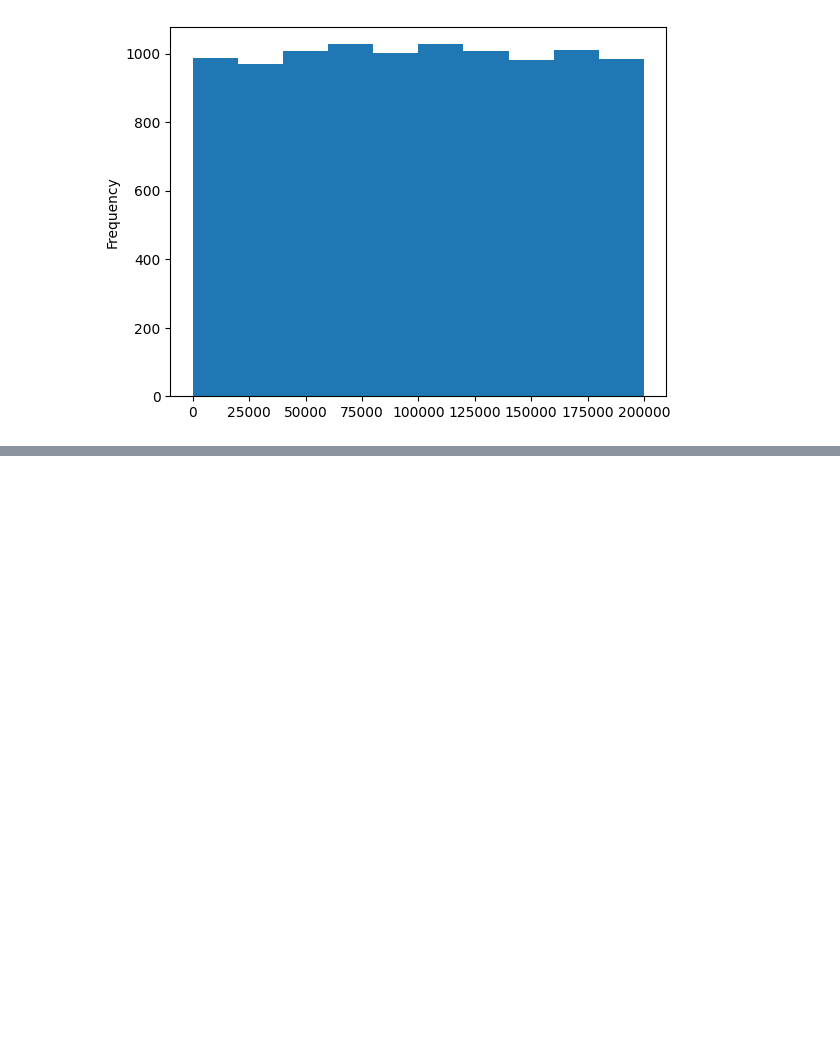
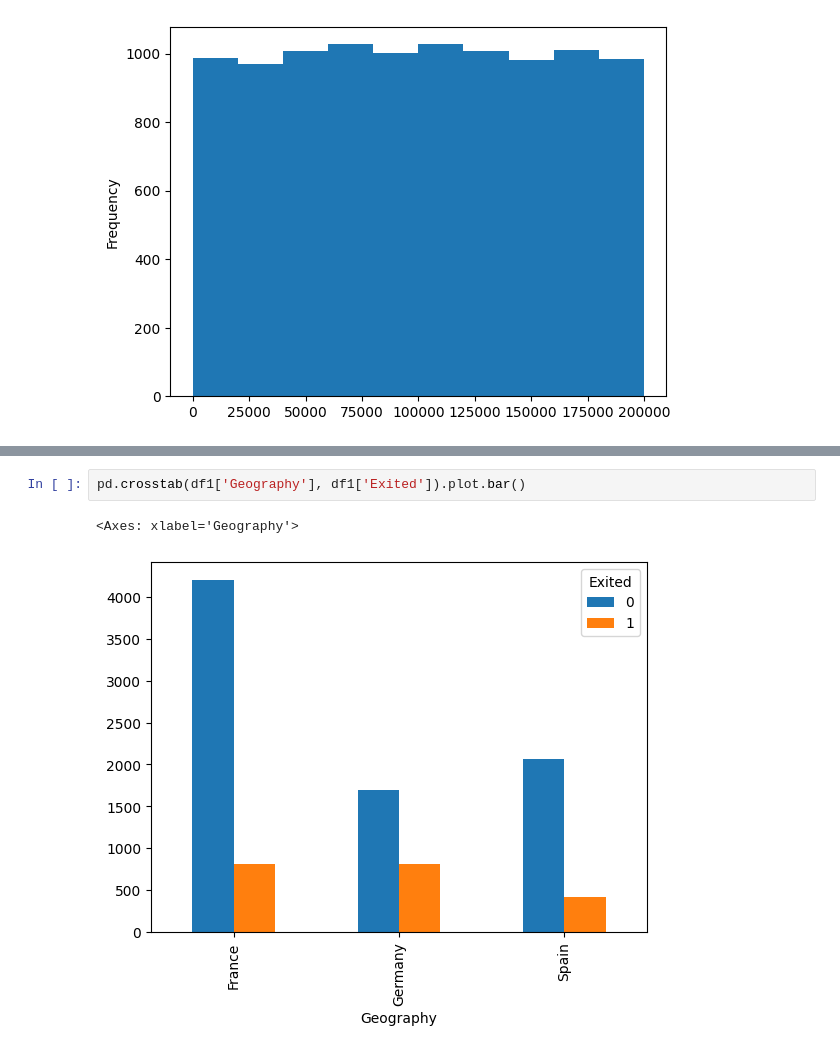
Before and after one commit to bipulshahi/polytechnic_barh, a Jupyter notebook: Python_ML_2.ipynb, the cells around one changed output, grey strips where cells are left out. Cells and saved outputs as stored; diff of their text form; blank space fills up the shorter version.

```diff
--- a/Python_ML_2.ipynb
+++ b/Python_ML_2.ipynb
@@ -205,0 +243,5 @@ df1['EstimatedSalary'].plot.hist()
+# %%
+pd.crosstab(df1['Geography'], df1['Exited']).plot.bar()
+# %% [output]
+<Axes: xlabel='Geography'>
+[figure, added]
```
Also changed, not shown: parts of 20 cells of this notebook.
